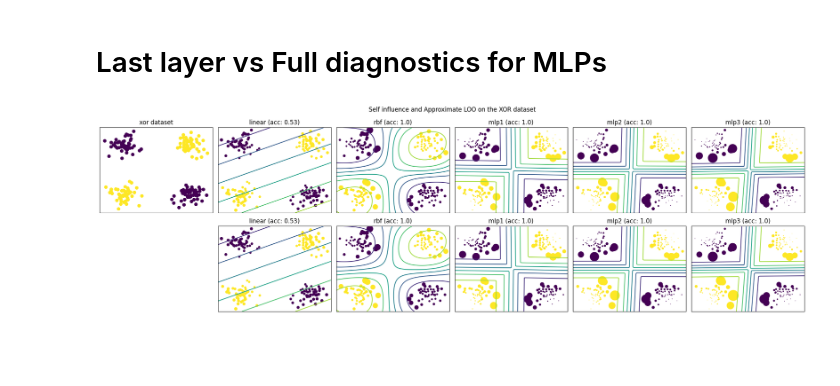
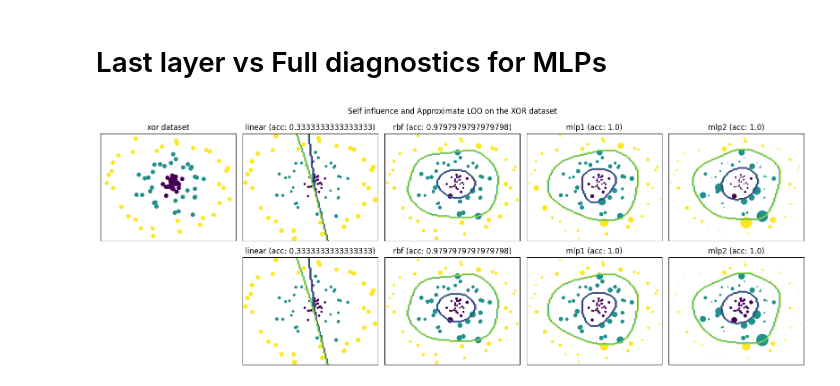
Before and after one commit to Orange-OpenSource/mislabeled, a Jupyter notebook: examples/plot_influence_mlp.ipynb, the cells around one changed output. Saved outputs shown, nothing was run; the diff lists cells and outputs as text; code cells hidden in the pictures; blank space fills up the shorter version.

Commit message:
add leverage probe and toy datasets

```diff
--- a/examples/plot_influence_mlp.ipynb
+++ b/examples/plot_influence_mlp.ipynb
@@ -23,54 +24,59 @@ from mislabeled.probe._linear import linearize_mlp
 # %%
-X1, _ = make_blobs(centers=2, random_state=1)
-# X = StandardScaler().fit_transform(X)
-X1 = StandardScaler().fit_transform(X1)
-X = np.vstack((X1, X1 @ np.array([[0, -1], [1, 0]])))
-y = np.hstack((np.ones(X1.shape[0]), np.zeros(X1.shape[0]))).astype(int)
+X, y = circles(100, 3, random_state=1, shuffle=True, spread=0.2)
+X = StandardScaler().fit_transform(X)
+# X1 = StandardScaler().fit_transform(X1)
+# X = np.vstack((X1, X1 @ np.array([[0, -1], [1, 0]])))
+# y = np.hstack((np.ones(X1.shape[0]), np.zeros(X1.shape[0]))).astype(int)
 
-hyper_params = dict(solver="lbfgs", random_state=1, alpha=1)
+hyper_params = dict(solver="lbfgs", random_state=1, alpha=1, activation="tanh", tol=1e-6, max_iter=1000)
 models = dict(
     linear=MLPClassifier([], **hyper_params ),
     rbf=make_pipeline(RBFSampler(n_components=100, random_state=1), MLPClassifier([], **hyper_params)),
     mlp1=MLPClassifier([100], **hyper_params),
     mlp2=MLPClassifier([100]*2, **hyper_params),
-    mlp3=MLPClassifier([100]*3, **hyper_params),
+    # mlp3=MLPClassifier([100]*3, **hyper_params),
 )
-probes = {
+linearizations = {
     "fisher":linearize_mlp_fisher,
     "last-layer":linearize_mlp
 }
+# probes = {
+#     "inf":SelfInfluence(),
+#     "new":ApproximateLOO()
+# }
 
-scores = {probe_name:{} for probe_name in probes.keys()}
+scores = {f"{linearization_name}":{} for linearization_name in linearizations.keys()}
 
-fig, axes = plt.subplots(len(probes), len(models) + 1,  figsize=(len(models)*4, len(probes)*3))
+fig, axes = plt.subplots(len(linearizations), len(models) + 1,  figsize=(len(models)*4, len(linearizations)*3))
 
 
 axes[0, 0].scatter(X[:, 0], X[:, 1], c=y)
 axes[0, 0].set_xticks(())
 axes[0, 0].set_yticks(())
 axes[0, 0].set_title("xor dataset")
 
 axes[1, 0].axis("off")
 
-for (j, (probe_name, probe)), (i, (name, model)) in product(enumerate(probes.items()), enumerate(models.items())):
+for (j, (linearization_name, linearization)), (i, (name, model)) in product(enumerate(linearizations.items()), enumerate(models.items())):
     model.fit(X, y)
     score = model.score(X, y)
-    linearize.register(MLPClassifier, probe)
-    scores[probe_name][name] = ApproximateLOO()(model, X, y)
+    linearize.register(MLPClassifier, linearization)
+    experiment_name = f"{linearization_name}"
+    scores[experiment_name][name] = ApproximateLOO()(model, X, y)
 
     ax = axes[j, i+1]
     ax.scatter(
-        X[:, 0], X[:, 1], c=y, s=20 * scores[probe_name][name] / np.mean(scores[probe_name][name])
+        X[:, 0], X[:, 1], c=y, s=20 * scores[experiment_name][name] / np.mean(scores[experiment_name][name])
     )
     ax.set_xticks(())
     ax.set_yticks(())
     ax.set_title(f"{name} (acc: {score})")
 
     DecisionBoundaryDisplay.from_estimator(model, X, eps=0.1, ax=ax, plot_method="contour")
 
 fig.suptitle("Self influence and Approximate LOO on the XOR dataset")
 plt.tight_layout()
 plt.show()
 # %% [output]
-[figure, old version]
+[figure, new version]
 # %%
```
Also changed, not shown: parts of 2 cells of this notebook, 6 other files.
